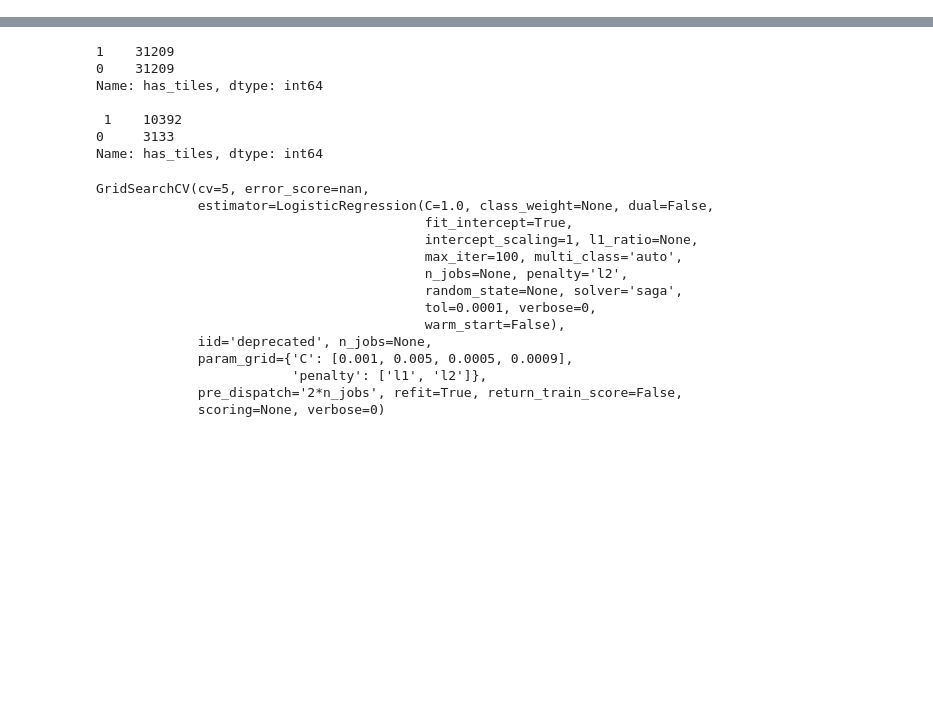
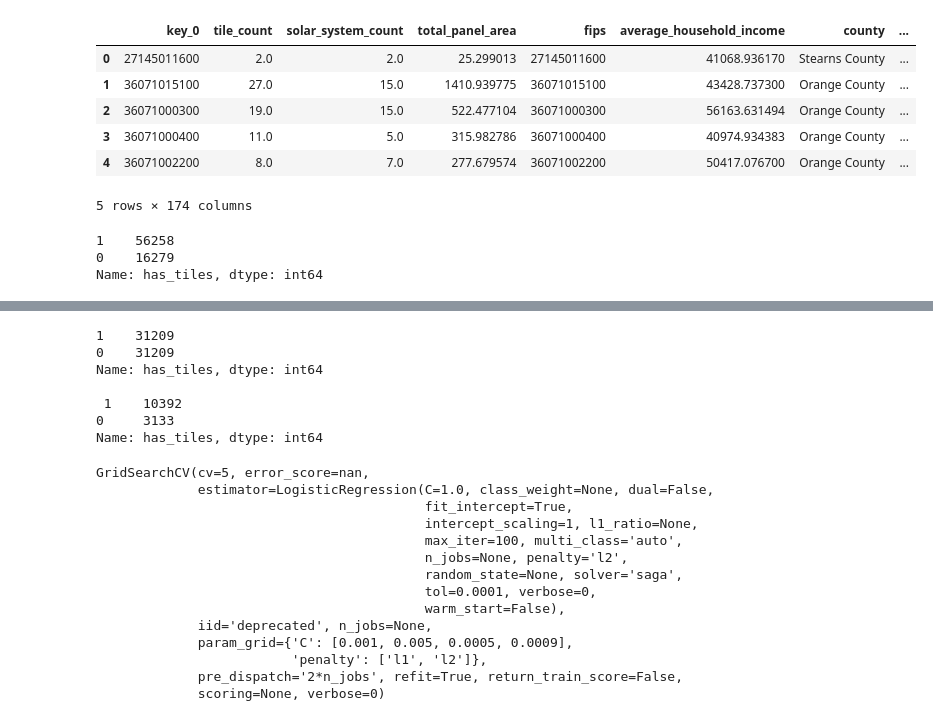
Before and after one commit to BudBernhard/DeepSolarAnalysis, a Jupyter notebook: EDA_Notebooks/FurtherRefined.ipynb, the cells around one changed output, grey strips where cells are left out. Drawn from its saved outputs; the diff is of its cells as text; code cells hidden in the pictures; blank space fills up the shorter version.

```diff
--- a/EDA_Notebooks/FurtherRefined.ipynb
+++ b/EDA_Notebooks/FurtherRefined.ipynb
@@ -25,4 +25,4 @@ from imblearn.over_sampling import SMOTE
 from sklearn.metrics import classification_report
 # %%
 # Must download from http://web.stanford.edu/group/deepsolar/deepsolar_tract.csv and delete the first ","
-df = pd.read_csv("deepsolar_tract.csv", encoding = "utf-8")
+df = pd.read_csv("data/deepsolar_tract.csv", encoding = "utf-8")
@@ -28,0 +39,16 @@ df = pd.read_csv("deepsolar_tract.csv", encoding = "utf-8")
+# %%
+ozdf = pd.read_csv("data/ListOfOppurtunityZonesWithoutAKorHI.csv", encoding = "utf-8")
+# %%
+ozdf = ozdf.rename(columns={"Census Tract Number": "Census_Tract_Number", "Tract Type": "Tract_Type", "ACS Data Source": "ACS_Data_Source"})
+# %%
+mergedf = df.merge(ozdf, left_on = df.fips, right_on = ozdf.Census_Tract_Number)
+# %%
+mergedf.head()
+# %% [output]
+|  | key_0 | tile_count | solar_system_count | total_panel_area | fips | average_household_income | county | ... |
+| 0 | 27145011600 | 2.0 | 2.0 | 25.299013 | 27145011600 | 41068.936170 | Stearns County | ... |
+| 1 | 36071015100 | 27.0 | 15.0 | 1410.939775 | 36071015100 | 43428.737300 | Orange County | ... |
+| 2 | 36071000300 | 19.0 | 15.0 | 522.477104 | 36071000300 | 56163.631494 | Orange County | ... |
+| 3 | 36071000400 | 11.0 | 5.0 | 315.982786 | 36071000400 | 40974.934383 | Orange County | ... |
+| 4 | 36071002200 | 8.0 | 7.0 | 277.679574 | 36071002200 | 50417.076700 | Orange County | ... |
+5 rows × 174 columns
@@ -54,5 +81,11 @@ df = df.drop(columns=['county',
 df['has_tiles'] = (df.tile_count > 0).mul(1)
 # %%
 df = df.drop('tile_count', axis = 1)
+# %%
+df.has_tiles.value_counts()
+# %% [output]
+1    56258
+0    16279
+Name: has_tiles, dtype: int64
 # %%
 df = df.dropna()
```
Also changed, not shown: parts of 19 cells of this notebook, 4 other files.
